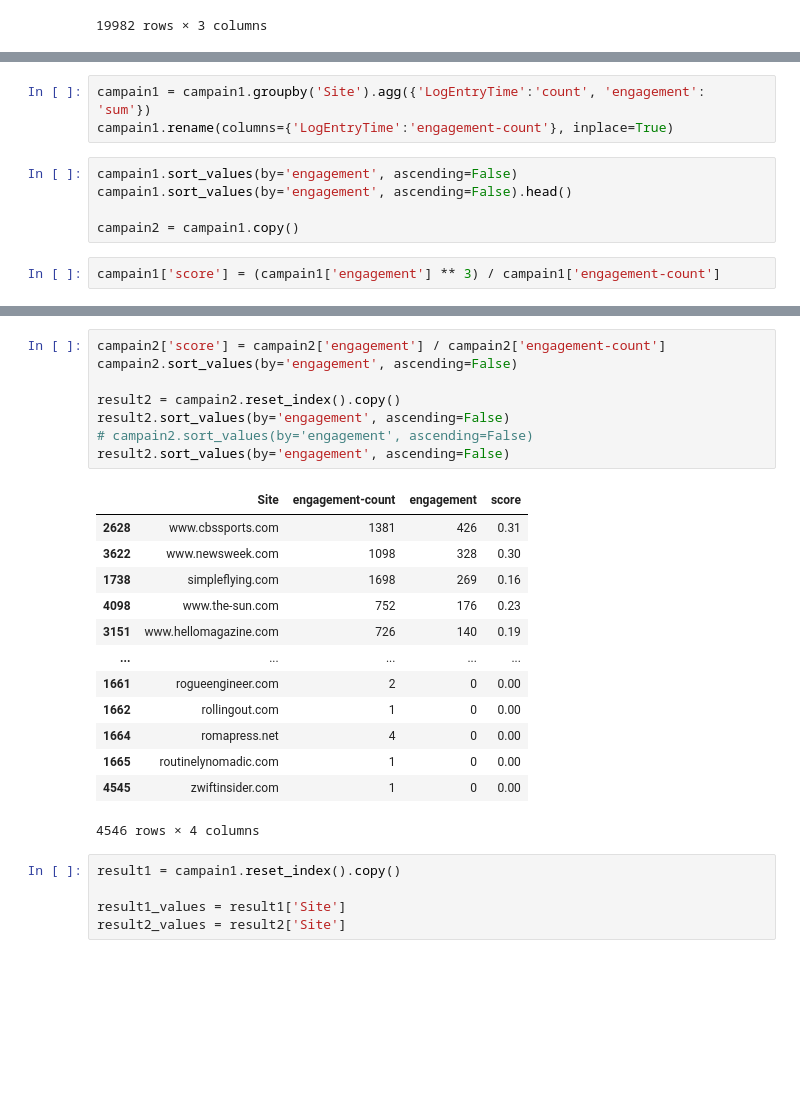
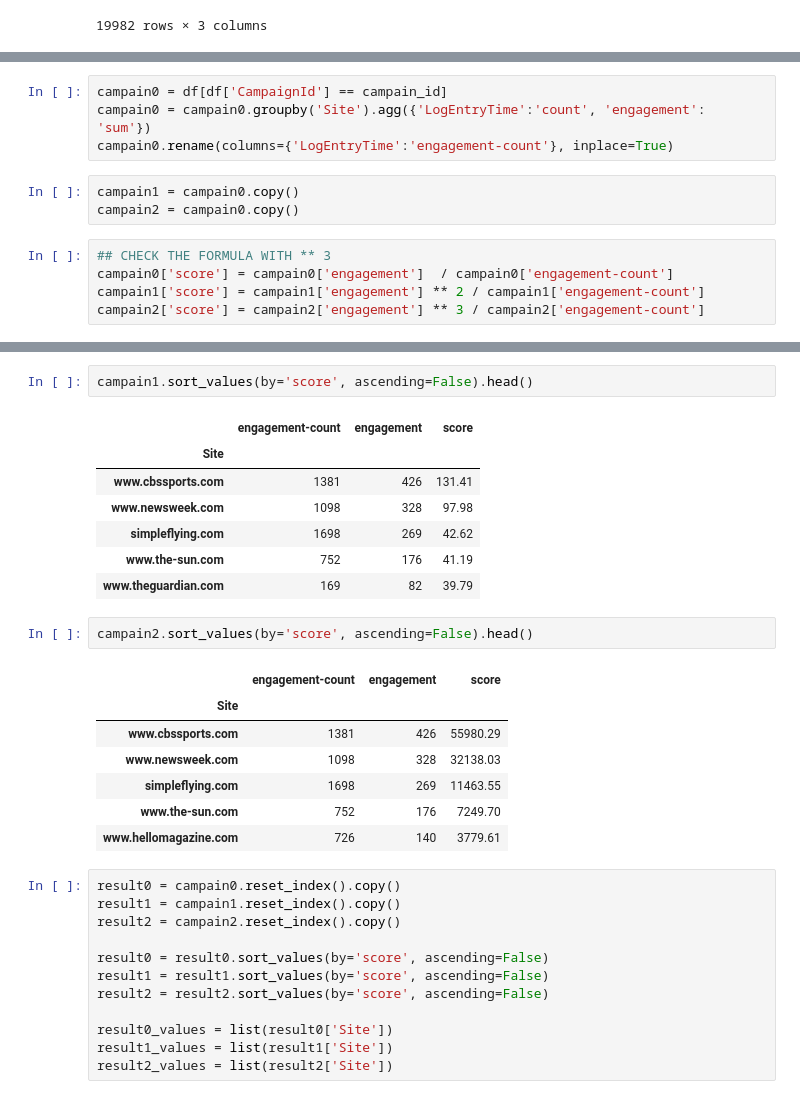
Before and after one commit to NatnaelSisay/adludio-challenge, a Jupyter notebook: notebooks/0_Algorithm_development.ipynb, the cells around one changed output, grey strips where cells are left out. Drawn from its saved outputs; the diff is of its cells as text; blank space fills up the shorter version.

```diff
--- a/notebooks/0_Algorithm_development.ipynb
+++ b/notebooks/0_Algorithm_development.ipynb
@@ -108,13 +89,15 @@ beset_performers(df, campain_id)
 | 4545 | zwiftinsider.com | 0 | 1 | 0.00 |
 4546 rows × 4 columns
 # %%
-campain1 = campain1.groupby('Site').agg({'LogEntryTime':'count', 'engagement': 'sum'})
-campain1.rename(columns={'LogEntryTime':'engagement-count'}, inplace=True)
+campain0 = df[df['CampaignId'] == campain_id]
+campain0 = campain0.groupby('Site').agg({'LogEntryTime':'count', 'engagement': 'sum'})
+campain0.rename(columns={'LogEntryTime':'engagement-count'}, inplace=True)
 # %%
-campain1.sort_values(by='engagement', ascending=False)
-campain1.sort_values(by='engagement', ascending=False).head()
-
-campain2 = campain1.copy()
+campain1 = campain0.copy()
+campain2 = campain0.copy()
 # %%
-campain1['score'] = (campain1['engagement'] ** 3) / campain1['engagement-count']
+## CHECK THE FORMULA WITH ** 3
+campain0['score'] = campain0['engagement']  / campain0['engagement-count']
+campain1['score'] = campain1['engagement'] ** 2 / campain1['engagement-count']
+campain2['score'] = campain2['engagement'] ** 3 / campain2['engagement-count']
 # %%
@@ -137,27 +113,32 @@ campain1.sort_values(by='engagement', ascending=False)
 # %%
-campain2['score'] = campain2['engagement'] / campain2['engagement-count']
-campain2.sort_values(by='engagement', ascending=False)
-
-result2 = campain2.reset_index().copy()
-result2.sort_values(by='engagement', ascending=False)
-# campain2.sort_values(by='engagement', ascending=False)
-result2.sort_values(by='engagement', ascending=False)
+campain1.sort_values(by='score', ascending=False).head()
 # %% [output]
-|  | Site | engagement-count | engagement | score |
-| 2628 | www.cbssports.com | 1381 | 426 | 0.31 |
-| 3622 | www.newsweek.com | 1098 | 328 | 0.30 |
-| 1738 | simpleflying.com | 1698 | 269 | 0.16 |
-| 4098 | www.the-sun.com | 752 | 176 | 0.23 |
-| 3151 | www.hellomagazine.com | 726 | 140 | 0.19 |
-| ... | ... | ... | ... | ... |
-| 1661 | rogueengineer.com | 2 | 0 | 0.00 |
-| 1662 | rollingout.com | 1 | 0 | 0.00 |
-| 1664 | romapress.net | 4 | 0 | 0.00 |
-| 1665 | routinelynomadic.com | 1 | 0 | 0.00 |
-| 4545 | zwiftinsider.com | 1 | 0 | 0.00 |
+|  | engagement-count | engagement | score |
+| Site |  |  |  |
+| www.cbssports.com | 1381 | 426 | 131.41 |
+| www.newsweek.com | 1098 | 328 | 97.98 |
+| simpleflying.com | 1698 | 269 | 42.62 |
+| www.the-sun.com | 752 | 176 | 41.19 |
+| www.theguardian.com | 169 | 82 | 39.79 |
-4546 rows × 4 columns
+# %%
+campain2.sort_values(by='score', ascending=False).head()
+# %% [output]
+|  | engagement-count | engagement | score |
+| Site |  |  |  |
+| www.cbssports.com | 1381 | 426 | 55980.29 |
+| www.newsweek.com | 1098 | 328 | 32138.03 |
+| simpleflying.com | 1698 | 269 | 11463.55 |
+| www.the-sun.com | 752 | 176 | 7249.70 |
+| www.hellomagazine.com | 726 | 140 | 3779.61 |
 # %%
+result0 = campain0.reset_index().copy()
 result1 = campain1.reset_index().copy()
+result2 = campain2.reset_index().copy()
 
-result1_values = result1['Site']
-result2_values = result2['Site']
+result0 = result0.sort_values(by='score', ascending=False)
+result1 = result1.sort_values(by='score', ascending=False)
+result2 = result2.sort_values(by='score', ascending=False)
+
+result0_values = list(result0['Site'])
+result1_values = list(result1['Site'])
+result2_values = list(result2['Site'])
```
Also changed, not shown: parts of 10 cells of this notebook, 2 other files.
